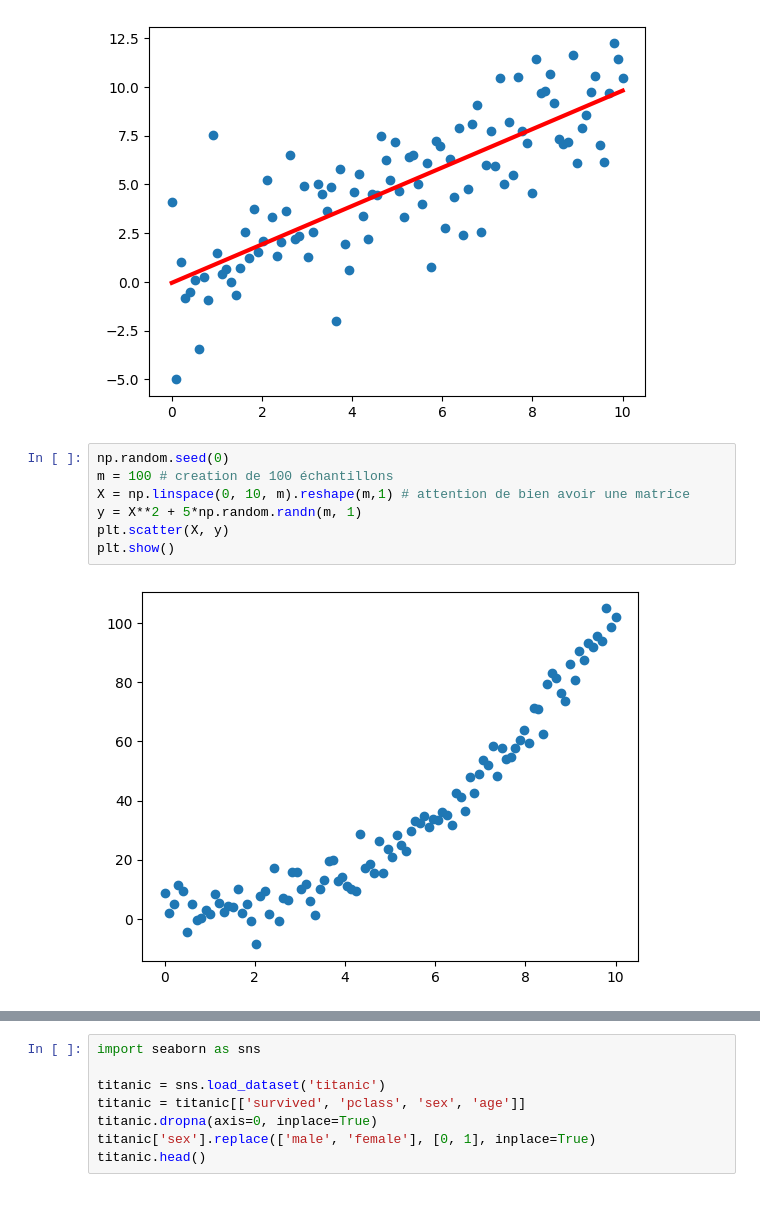
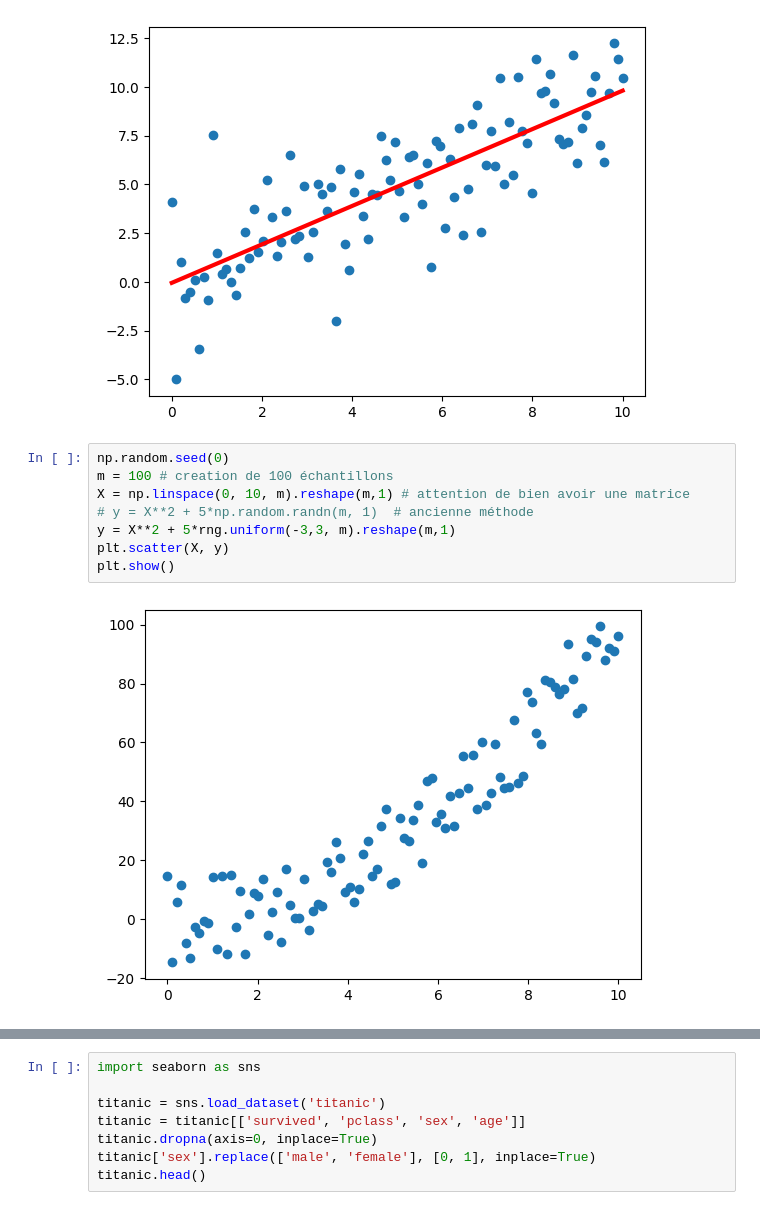
Before and after one commit to mat90hub/python_par_jupyter, a Jupyter notebook: 10_machine_learning/05_scikit_learn.ipynb, the cells around one changed output, grey strips where cells are left out. Saved outputs shown, nothing was run; the diff lists cells and outputs as text.

```diff
--- a/10_machine_learning/05_scikit_learn.ipynb
+++ b/10_machine_learning/05_scikit_learn.ipynb
@@ -68,12 +69,13 @@ plt.show()
 # %%
 np.random.seed(0)
 m = 100 # creation de 100 échantillons
 X = np.linspace(0, 10, m).reshape(m,1) # attention de bien avoir une matrice
-y = X**2 + 5*np.random.randn(m, 1)
+# y = X**2 + 5*np.random.randn(m, 1)  # ancienne méthode
+y = X**2 + 5*rng.uniform(-3,3, m).reshape(m,1)
 plt.scatter(X, y)
 plt.show()
 # %% [output]
-[figure, old version]
+[figure, new version]
 # %%
 from sklearn.svm import SVR
 model = SVR(C=100)
```
Also changed, not shown: parts of 32 cells of this notebook, 2 other files.
